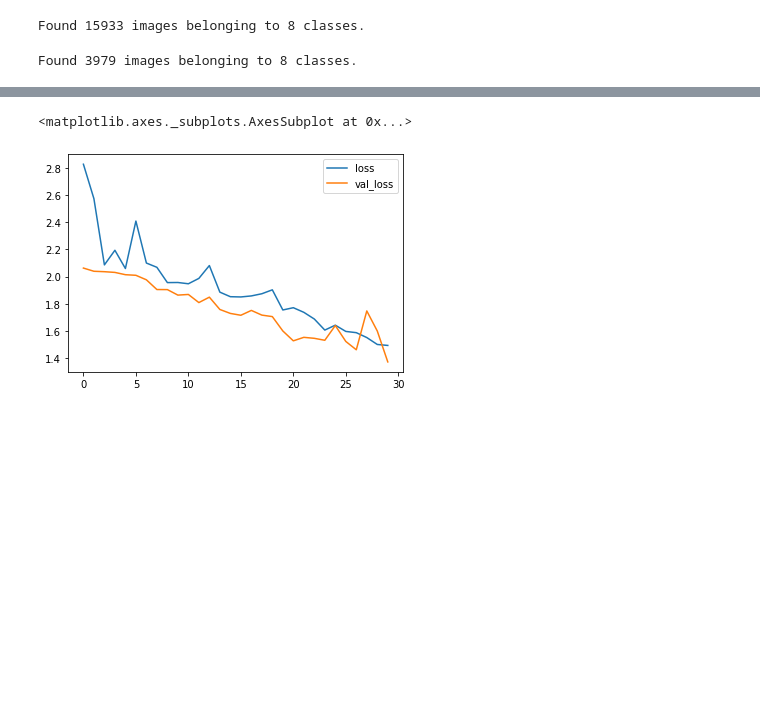
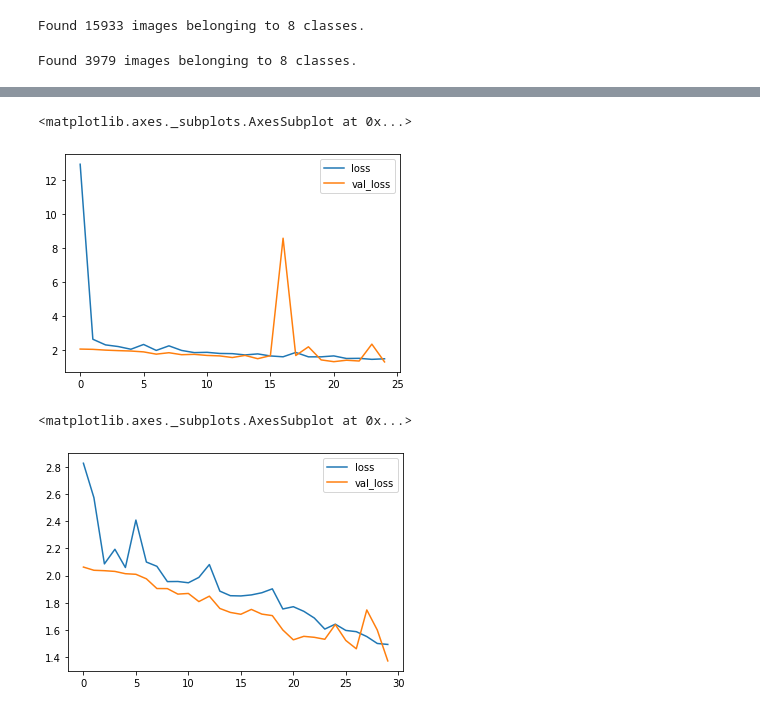
Before and after one commit to mansurPickles/animal10, a Jupyter notebook: Animal Classifier.ipynb, the cells around one changed output, grey strips where cells are left out. Saved outputs shown, nothing was run; the diff lists cells and outputs as text; code cells hidden in the pictures; blank space fills up the shorter version.

```diff
--- a/Animal Classifier.ipynb
+++ b/Animal Classifier.ipynb
@@ -213,3 +209,9 @@ losses = pd.DataFrame(model.history.history)
+# %%
+#from model 8
+losses[['loss', 'val_loss']].plot()
+# %% [output]
+<matplotlib.axes._subplots.AxesSubplot at 0x...>
+[figure, added]
 # %%
 #from model 7
 losses[['loss', 'val_loss']].plot()
```
Also changed, not shown: parts of 15 cells of this notebook.
